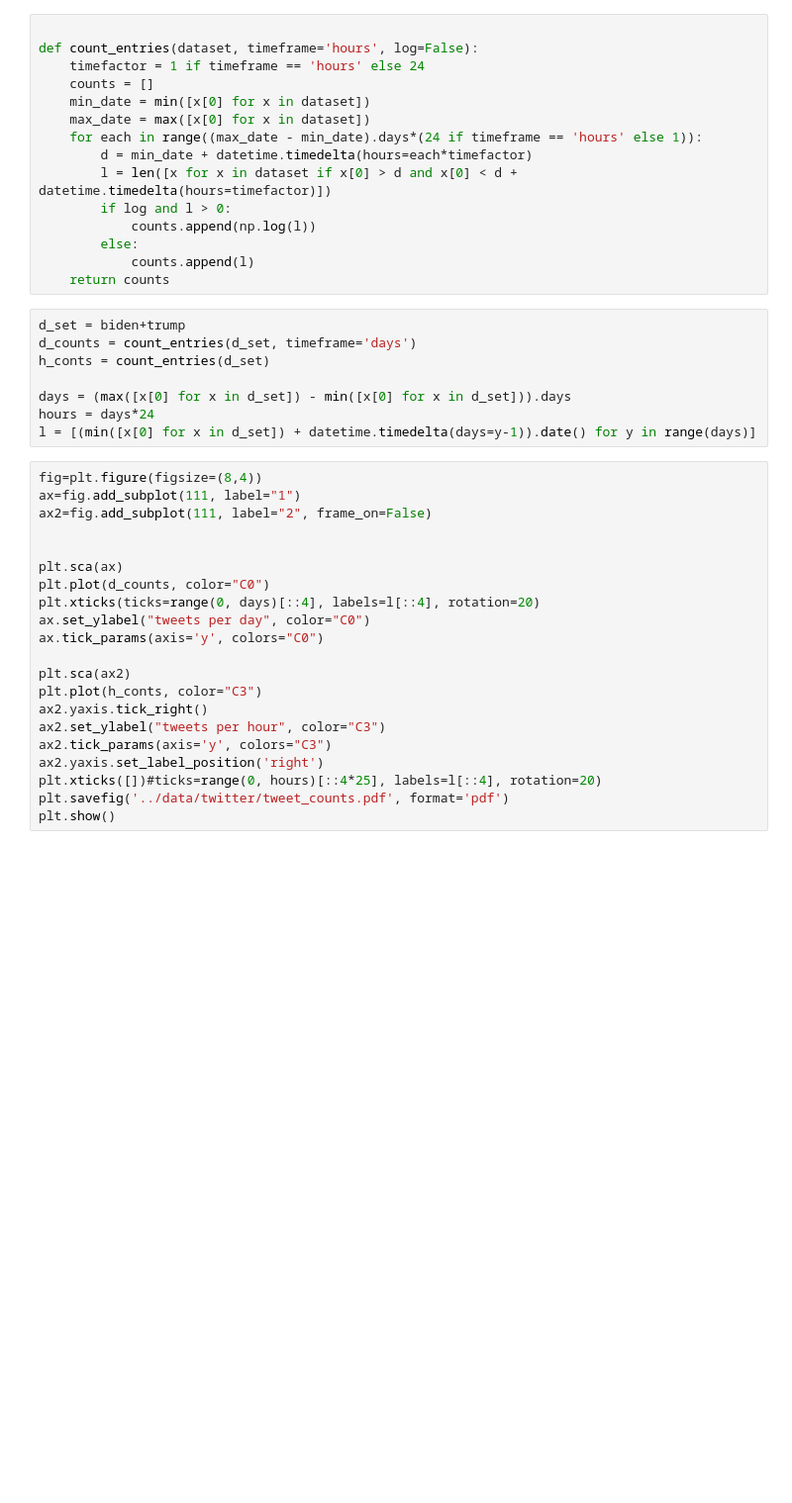
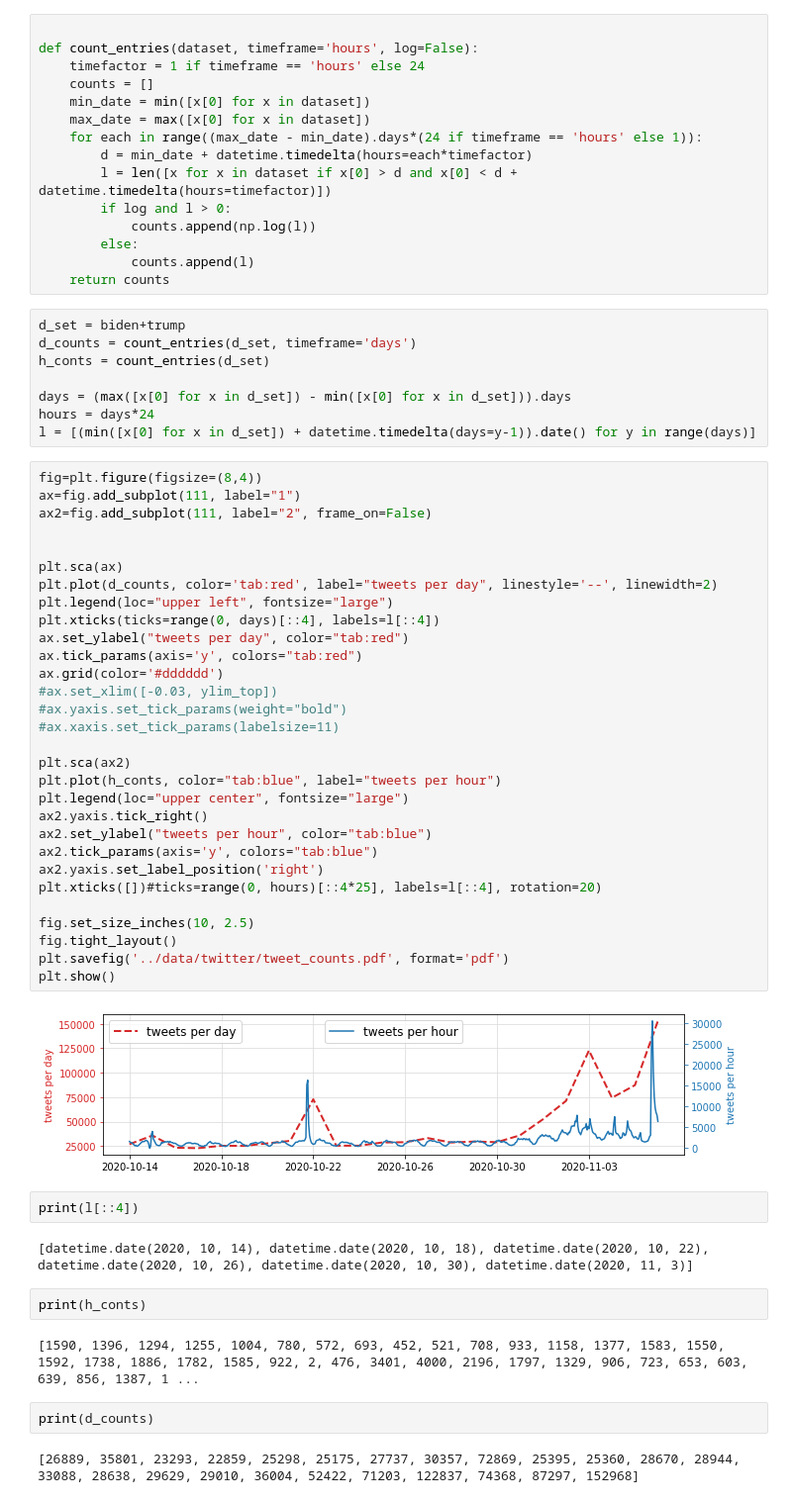
Before and after one commit to EML4U/Drift-detector-comparison, a Jupyter notebook: evaluation/tweet_count_gen.ipynb, the cells around one changed output. Shown: that part at 99% size. Saved outputs shown, nothing was run; the diff lists cells and outputs as text; blank space fills up the shorter version.

Commit message:
updated notebook to generate tweet count pdf

```diff
--- a/evaluation/tweet_count_gen.ipynb
+++ b/evaluation/tweet_count_gen.ipynb
@@ -34,21 +34,44 @@ l = [(min([x[0] for x in d_set]) + datetime.timedelta(days=y-1)).date() for y in
 # %%
 fig=plt.figure(figsize=(8,4))
 ax=fig.add_subplot(111, label="1")
 ax2=fig.add_subplot(111, label="2", frame_on=False)
 
 
 plt.sca(ax)
-plt.plot(d_counts, color="C0")
-plt.xticks(ticks=range(0, days)[::4], labels=l[::4], rotation=20)
-ax.set_ylabel("tweets per day", color="C0")
-ax.tick_params(axis='y', colors="C0")
+plt.plot(d_counts, color='tab:red', label="tweets per day", linestyle='--', linewidth=2)
+plt.legend(loc="upper left", fontsize="large")
+plt.xticks(ticks=range(0, days)[::4], labels=l[::4])
+ax.set_ylabel("tweets per day", color="tab:red")
+ax.tick_params(axis='y', colors="tab:red")
+ax.grid(color='#dddddd')
+#ax.set_xlim([-0.03, ylim_top])
+#ax.yaxis.set_tick_params(weight="bold")
+#ax.xaxis.set_tick_params(labelsize=11)
 
 plt.sca(ax2)
-plt.plot(h_conts, color="C3")
+plt.plot(h_conts, color="tab:blue", label="tweets per hour")
+plt.legend(loc="upper center", fontsize="large")
 ax2.yaxis.tick_right()
-ax2.set_ylabel("tweets per hour", color="C3")
-ax2.tick_params(axis='y', colors="C3")
+ax2.set_ylabel("tweets per hour", color="tab:blue")
+ax2.tick_params(axis='y', colors="tab:blue")
 ax2.yaxis.set_label_position('right')
 plt.xticks([])#ticks=range(0, hours)[::4*25], labels=l[::4], rotation=20)
+
+fig.set_size_inches(10, 2.5)
+fig.tight_layout()
 plt.savefig('../data/twitter/tweet_counts.pdf', format='pdf')
 plt.show()
+# %% [output]
+[figure, added]
+# %%
+print(l[::4])
+# %% [output]
+[datetime.date(2020, 10, 14), datetime.date(2020, 10, 18), datetime.date(2020, 10, 22), datetime.date(2020, 10, 26), datetime.date(2020, 10, 30), datetime.date(2020, 11, 3)]
+# %%
+print(h_conts)
+# %% [output]
+[1590, 1396, 1294, 1255, 1004, 780, 572, 693, 452, 521, 708, 933, 1158, 1377, 1583, 1550, 1592, 1738, 1886, 1782, 1585, 922, 2, 476, 3401, 4000, 2196, 1797, 1329, 906, 723, 653, 603, 639, 856, 1387, 1 ...
+# %%
+print(d_counts)
+# %% [output]
+[26889, 35801, 23293, 22859, 25298, 25175, 27737, 30357, 72869, 25395, 25360, 28670, 28944, 33088, 28638, 29629, 29010, 36004, 52422, 71203, 122837, 74368, 87297, 152968]
```
